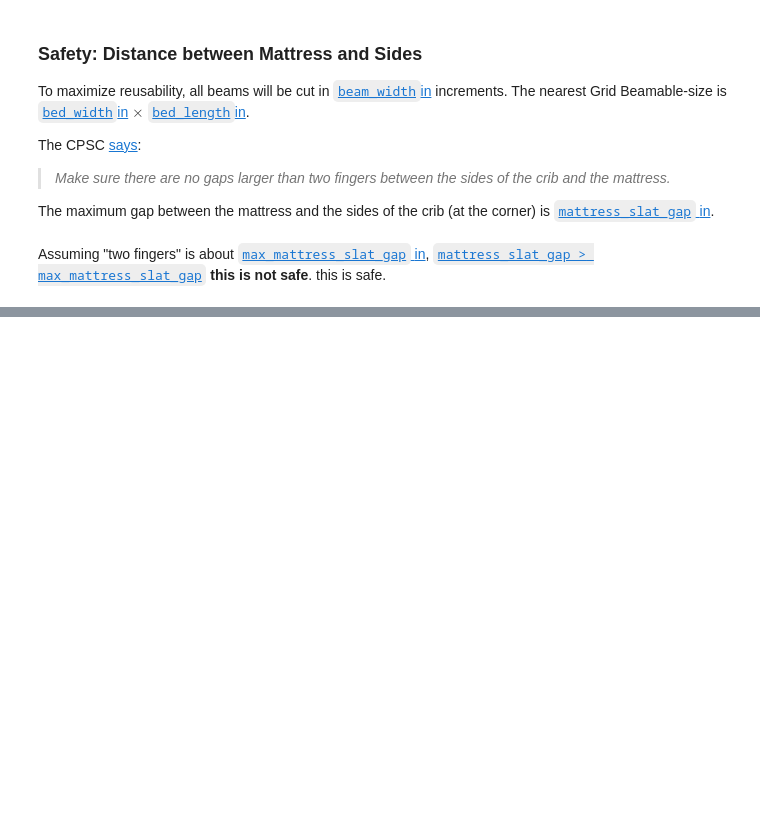
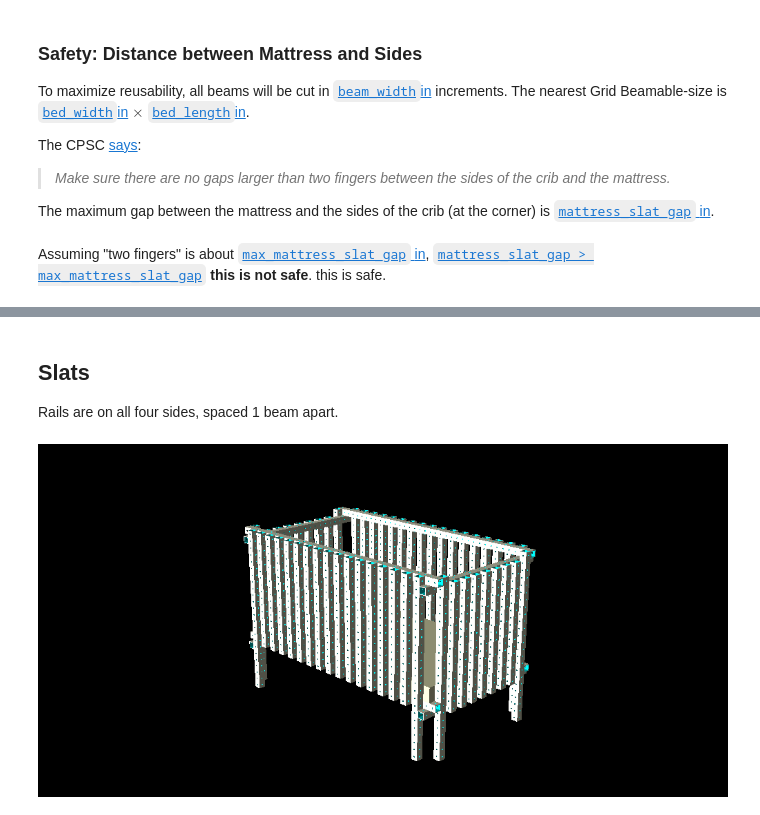
Before and after one commit to bollwyvl/crib, a Jupyter notebook: Crib.ipynb, the cells around one changed output, grey strips where cells are left out. Cells and saved outputs as stored; diff of their text form; code cells hidden in the pictures; blank space fills up the shorter version.

```diff
--- a/Crib.ipynb
+++ b/Crib.ipynb
@@ -233,0 +308,40 @@ this is safe.
+# %% [markdown]
+## Slats
+Rails are on all four sides, spaced 1 beam apart.
+# %%
+def slats():
+    lh, mf, bw, bl = [i / crib.beam_width for i in [
+            crib.leg_height,
+            crib.mattress_to_floor,
+            crib.bed_width,
+            crib.bed_length,
+    ]]
+
+    def slat():
+        return zBeam((lh - mf) + 1)
+
+    def n_slats(n):
+        return [
+            translateBeam([0, 2 * i, 0])(slat())
+            for i in range(n)
+        ]
+
+
+    return [
+        translateBeam([-1, 3, mf - 1])(*n_slats(16)),
+        translateBeam([bw, 3, mf - 1])(*n_slats(16)),
+
+        translateBeam([3, 0, mf - 2])(rotate([0,0,-90])(*n_slats(7))),
+        translateBeam([3, bl + 1, mf - 2])(rotate([0,0,-90])(*n_slats(7))),
+    ]
+
+# scad_render_to_file(union()(
+#         mattress(),
+#         *(legs() + shelves() + slats())
+#     ), filepath="foo.scad")
+
+
+with Scad() as see:
+    see(mattress(), *(legs() + shelves() + slats()))
+# %% [output]
+[figure, added]
```
Also changed, not shown: parts of 10 cells of this notebook.
